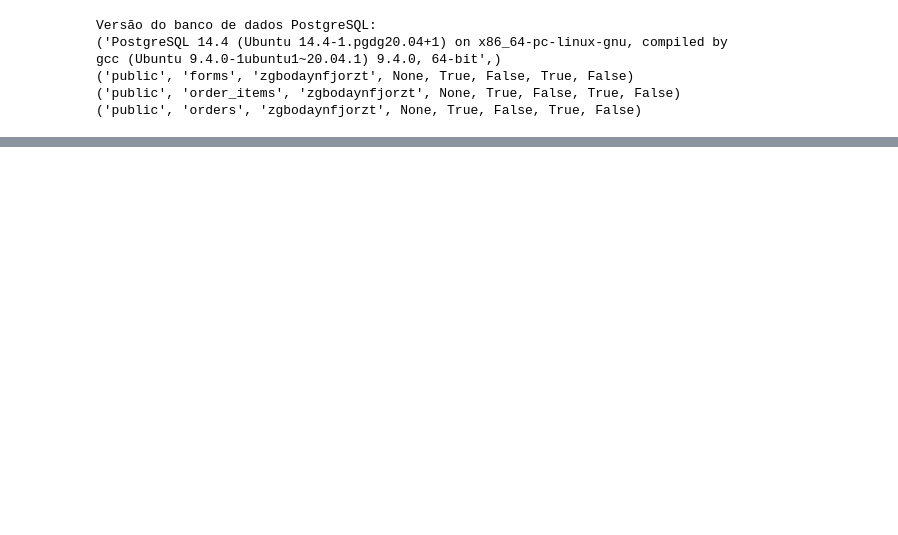
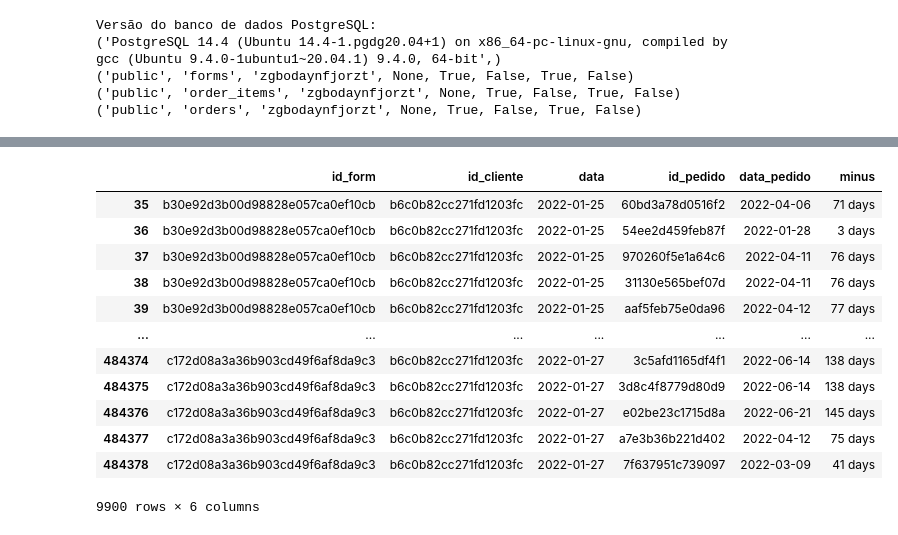
Before and after one commit to samuel0711/Desafio, a Jupyter notebook: desafio.ipynb, the cells around one changed output, grey strips where cells are left out. Saved outputs shown, nothing was run; the diff lists cells and outputs as text; code cells hidden in the pictures; blank space fills up the shorter version.

```diff
--- a/desafio.ipynb
+++ b/desafio.ipynb
@@ -106,0 +95,4 @@ df
+# %%
+x = forms[['id_form','id_cliente','data']]
+x['data'] = x['data'].dt.date
+forms.head()
@@ -106,0 +119,5 @@ df
+# %%
+y = orders[['id_pedido','id_cliente','data_pedido']]
+y['data_pedido'] = y['data_pedido'].dt.date
+
+orders.head()
@@ -106,0 +144,21 @@ df
+# %%
+df = x.merge(y, on=['id_cliente'], how='left')
+df['minus'] = df['data_pedido'] - df['data']
+
+#df
+# %%
+df[df['id_cliente'] == 'b6c0b82cc271fd1203fc']
+# %% [output]
+|  | id_form | id_cliente | data | id_pedido | data_pedido | minus |
+| 35 | b30e92d3b00d98828e057ca0ef10cb | b6c0b82cc271fd1203fc | 2022-01-25 | 60bd3a78d0516f2 | 2022-04-06 | 71 days |
+| 36 | b30e92d3b00d98828e057ca0ef10cb | b6c0b82cc271fd1203fc | 2022-01-25 | 54ee2d459feb87f | 2022-01-28 | 3 days |
+| 37 | b30e92d3b00d98828e057ca0ef10cb | b6c0b82cc271fd1203fc | 2022-01-25 | 970260f5e1a64c6 | 2022-04-11 | 76 days |
+| 38 | b30e92d3b00d98828e057ca0ef10cb | b6c0b82cc271fd1203fc | 2022-01-25 | 31130e565bef07d | 2022-04-11 | 76 days |
+| 39 | b30e92d3b00d98828e057ca0ef10cb | b6c0b82cc271fd1203fc | 2022-01-25 | aaf5feb75e0da96 | 2022-04-12 | 77 days |
+| ... | ... | ... | ... | ... | ... | ... |
+| 484374 | c172d08a3a36b903cd49f6af8da9c3 | b6c0b82cc271fd1203fc | 2022-01-27 | 3c5afd1165df4f1 | 2022-06-14 | 138 days |
+| 484375 | c172d08a3a36b903cd49f6af8da9c3 | b6c0b82cc271fd1203fc | 2022-01-27 | 3d8c4f8779d80d9 | 2022-06-14 | 138 days |
+| 484376 | c172d08a3a36b903cd49f6af8da9c3 | b6c0b82cc271fd1203fc | 2022-01-27 | e02be23c1715d8a | 2022-06-21 | 145 days |
+| 484377 | c172d08a3a36b903cd49f6af8da9c3 | b6c0b82cc271fd1203fc | 2022-01-27 | a7e3b36b221d402 | 2022-04-12 | 75 days |
+| 484378 | c172d08a3a36b903cd49f6af8da9c3 | b6c0b82cc271fd1203fc | 2022-01-27 | 7f637951c739097 | 2022-03-09 | 41 days |
+9900 rows × 6 columns
```
Also changed, not shown: parts of 14 cells of this notebook.
